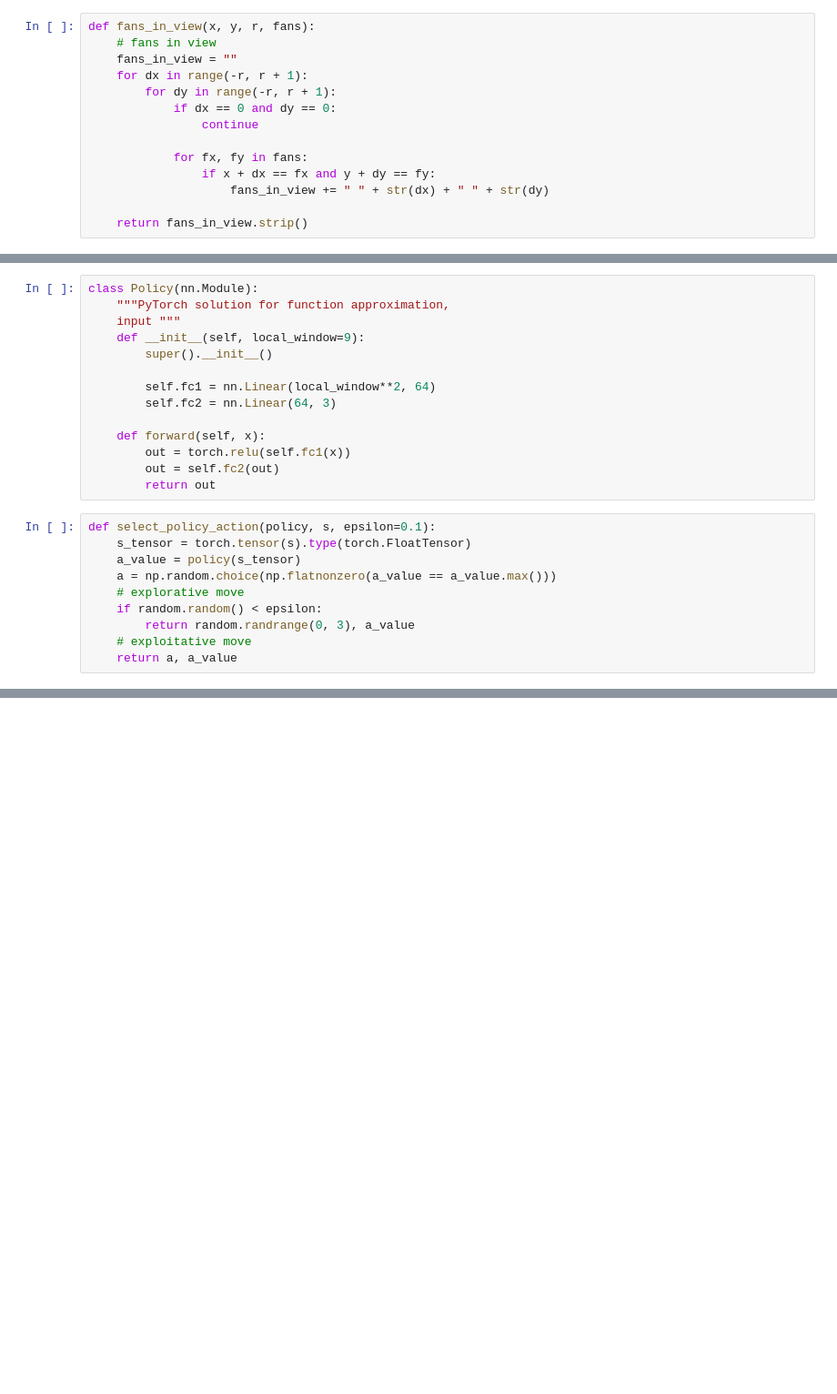
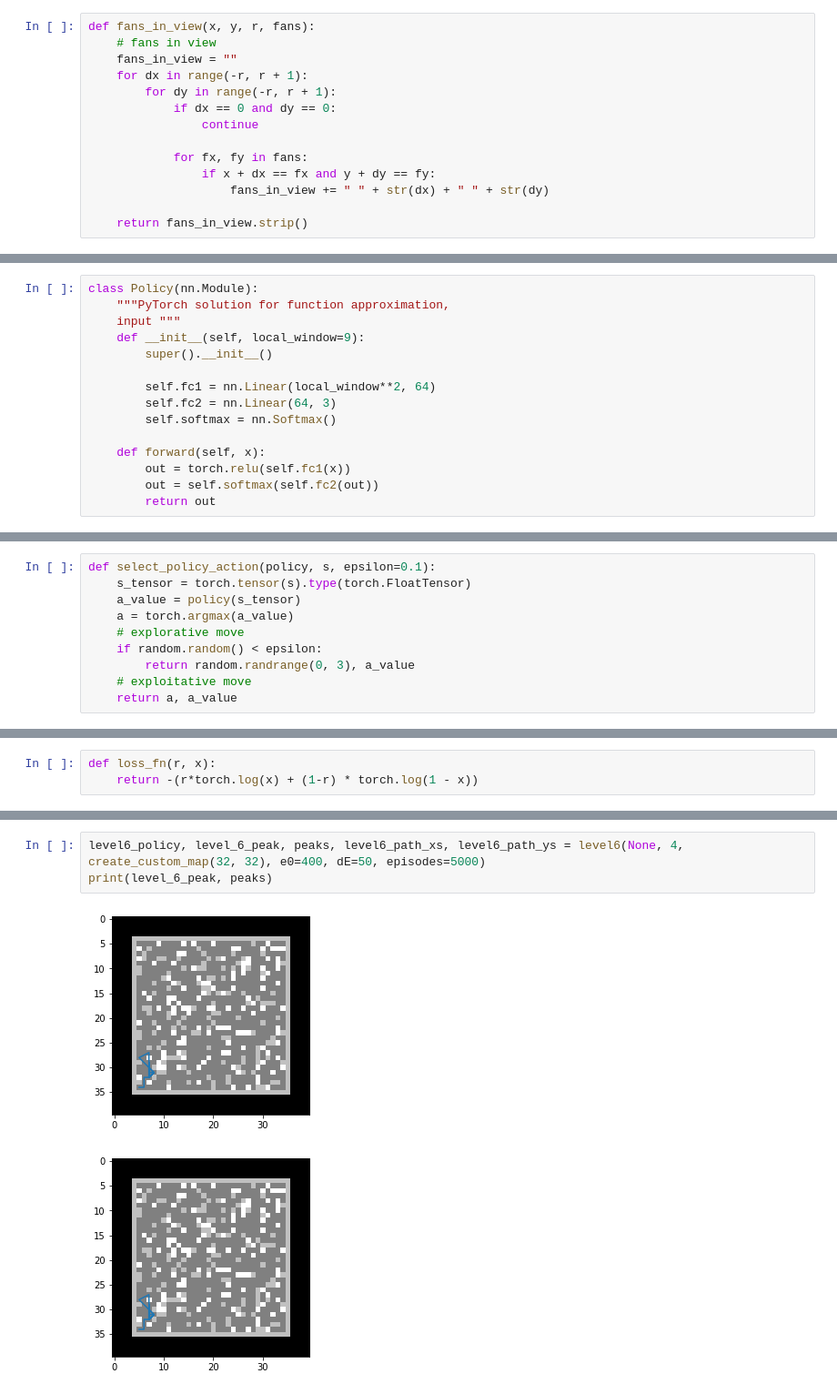
Before and after one commit to KrisAesoey/RLproject, a Jupyter notebook: Final Project/Final_Project.ipynb, the cells around one changed output, grey strips where cells are left out. Shown: that part at 91% size. Saved outputs shown, nothing was run; the diff lists cells and outputs as text; blank space fills up the shorter version.

```diff
--- a/Final Project/Final_Project.ipynb
+++ b/Final Project/Final_Project.ipynb
@@ -632,18 +640,9 @@ class Policy(nn.Module):
 
         self.fc1 = nn.Linear(local_window**2, 64)
         self.fc2 = nn.Linear(64, 3)
+        self.softmax = nn.Softmax()
 
     def forward(self, x):
         out = torch.relu(self.fc1(x))
-        out = self.fc2(out)
+        out = self.softmax(self.fc2(out))
         return out
-# %%
-def select_policy_action(policy, s, epsilon=0.1):
-    s_tensor = torch.tensor(s).type(torch.FloatTensor)
-    a_value = policy(s_tensor)
-    a = np.random.choice(np.flatnonzero(a_value == a_value.max()))
-    # explorative move
-    if random.random() < epsilon:
-        return random.randrange(0, 3), a_value
-    # exploitative move
-    return a, a_value
@@ -752,0 +649,10 @@ KeyboardInterrupt:
+# %%
+def select_policy_action(policy, s, epsilon=0.1):
+    s_tensor = torch.tensor(s).type(torch.FloatTensor)
+    a_value = policy(s_tensor)
+    a = torch.argmax(a_value)
+    # explorative move
+    if random.random() < epsilon:
+        return random.randrange(0, 3), a_value
+    # exploitative move
+    return a, a_value
@@ -752,0 +741,3 @@ KeyboardInterrupt:
+# %%
+def loss_fn(r, x):
+    return -(r*torch.log(x) + (1-r) * torch.log(1 - x))
@@ -752,0 +857,6 @@ KeyboardInterrupt:
+# %%
+level6_policy, level_6_peak, peaks, level6_path_xs, level6_path_ys = level6(None, 4, create_custom_map(32, 32), e0=400, dE=50, episodes=5000)
+print(level_6_peak, peaks)
+# %% [output]
+[figure, added]
+[figure, added]
```
Also changed, not shown: parts of 39 cells of this notebook, 1 other file.
